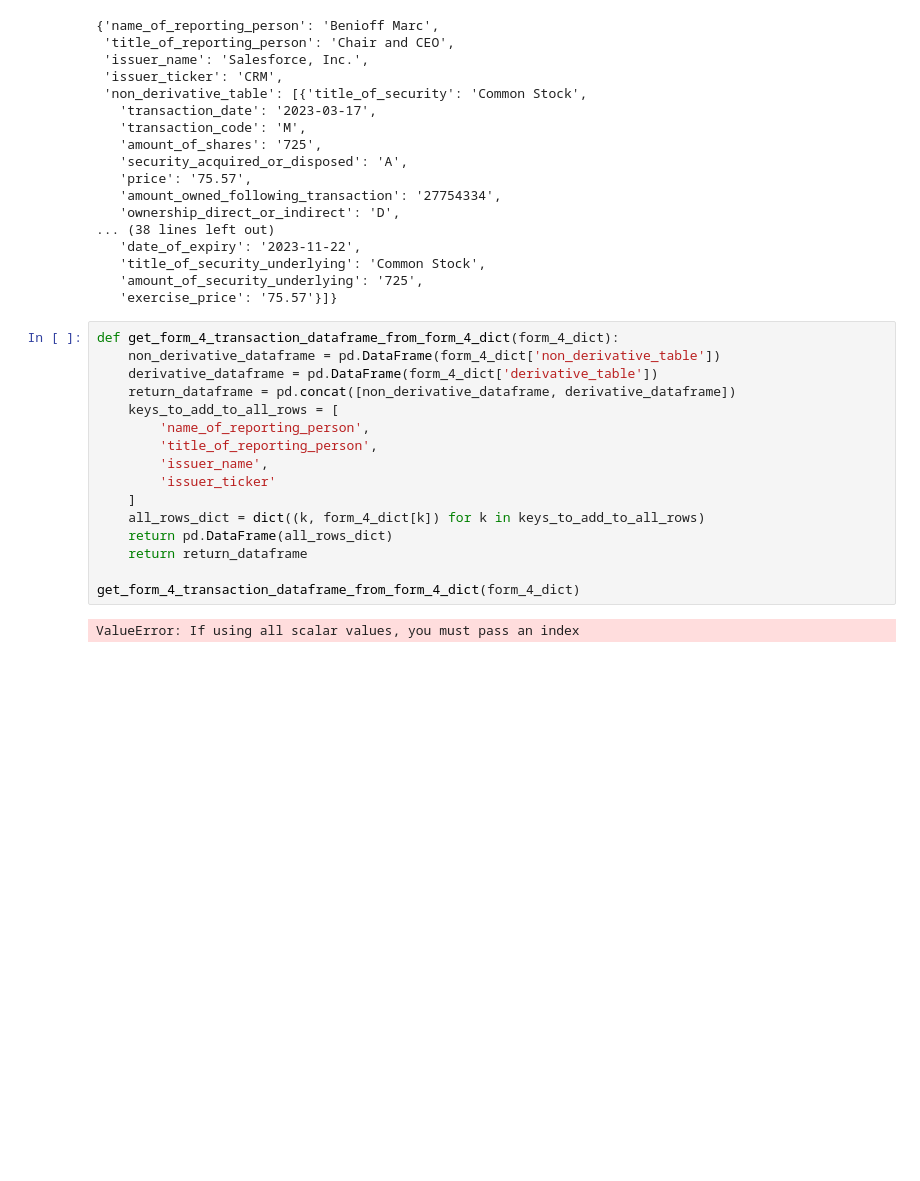
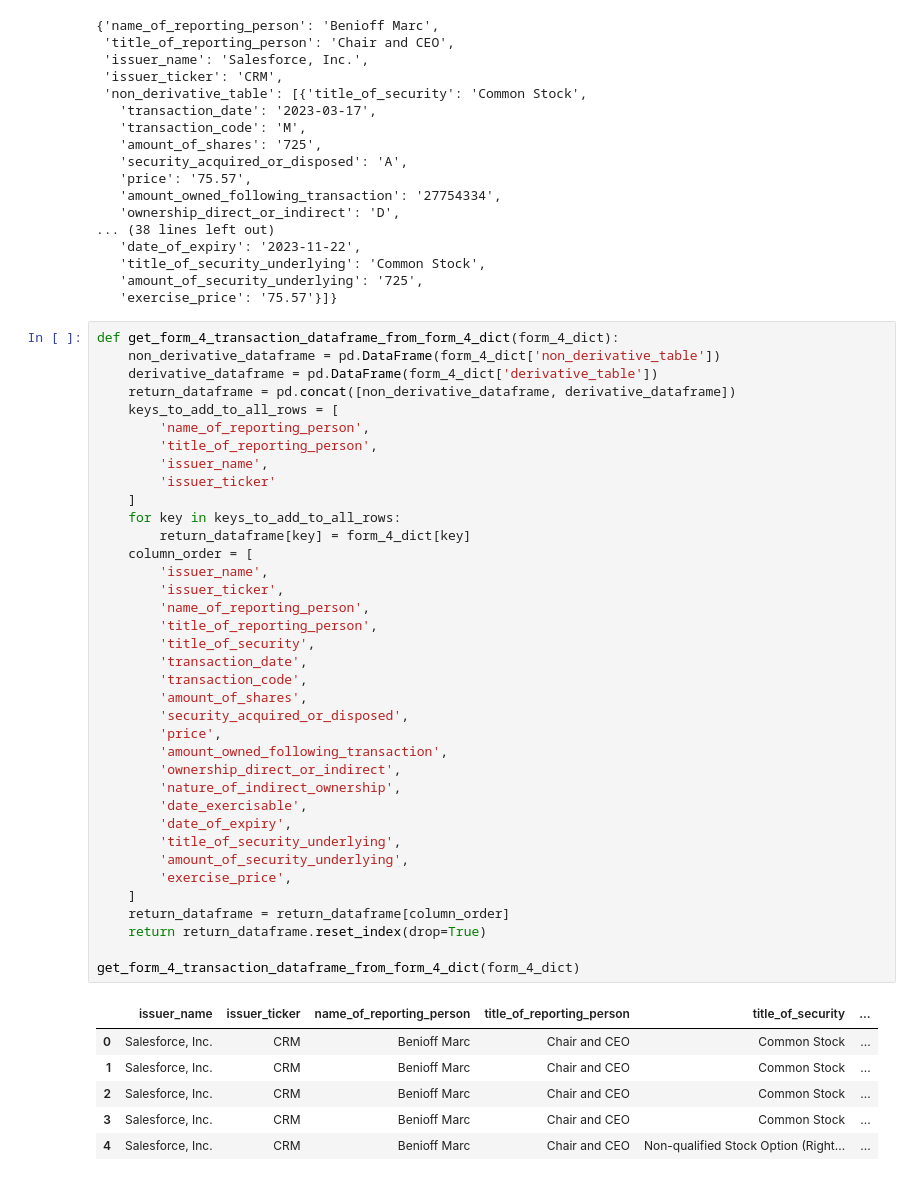
Before and after one commit to khalidelassaad/sec-jupyter, a Jupyter notebook: sec-api.ipynb, the cells around one changed output. Saved outputs shown, nothing was run; the diff lists cells and outputs as text; blank space fills up the shorter version.

Commit message:
code: reorder dataframe columns

```diff
--- a/sec-api.ipynb
+++ b/sec-api.ipynb
@@ -394,18 +394,44 @@ form_4_dict
 # %%
 def get_form_4_transaction_dataframe_from_form_4_dict(form_4_dict):
     non_derivative_dataframe = pd.DataFrame(form_4_dict['non_derivative_table'])
     derivative_dataframe = pd.DataFrame(form_4_dict['derivative_table'])
     return_dataframe = pd.concat([non_derivative_dataframe, derivative_dataframe])
     keys_to_add_to_all_rows = [
         'name_of_reporting_person',
         'title_of_reporting_person',
         'issuer_name',
         'issuer_ticker'
     ]
-    all_rows_dict = dict((k, form_4_dict[k]) for k in keys_to_add_to_all_rows)
-    return pd.DataFrame(all_rows_dict)
-    return return_dataframe
+    for key in keys_to_add_to_all_rows:
+        return_dataframe[key] = form_4_dict[key]
+    column_order = [
+        'issuer_name',
+        'issuer_ticker',
+        'name_of_reporting_person',
+        'title_of_reporting_person',
+        'title_of_security',
+        'transaction_date',
+        'transaction_code',
+        'amount_of_shares',
+        'security_acquired_or_disposed',
+        'price',
+        'amount_owned_following_transaction',
+        'ownership_direct_or_indirect',
+        'nature_of_indirect_ownership',
+        'date_exercisable',
+        'date_of_expiry',
+        'title_of_security_underlying',
+        'amount_of_security_underlying',
+        'exercise_price',
+    ]
+    return_dataframe = return_dataframe[column_order]
+    return return_dataframe.reset_index(drop=True)
 
 get_form_4_transaction_dataframe_from_form_4_dict(form_4_dict)
 # %% [output]
-ValueError: If using all scalar values, you must pass an index
+|  | issuer_name | issuer_ticker | name_of_reporting_person | title_of_reporting_person | title_of_security | ... |
+| 0 | Salesforce, Inc. | CRM | Benioff Marc | Chair and CEO | Common Stock | ... |
+| 1 | Salesforce, Inc. | CRM | Benioff Marc | Chair and CEO | Common Stock | ... |
+| 2 | Salesforce, Inc. | CRM | Benioff Marc | Chair and CEO | Common Stock | ... |
+| 3 | Salesforce, Inc. | CRM | Benioff Marc | Chair and CEO | Common Stock | ... |
+| 4 | Salesforce, Inc. | CRM | Benioff Marc | Chair and CEO | Non-qualified Stock Option (Right... | ... |
```
